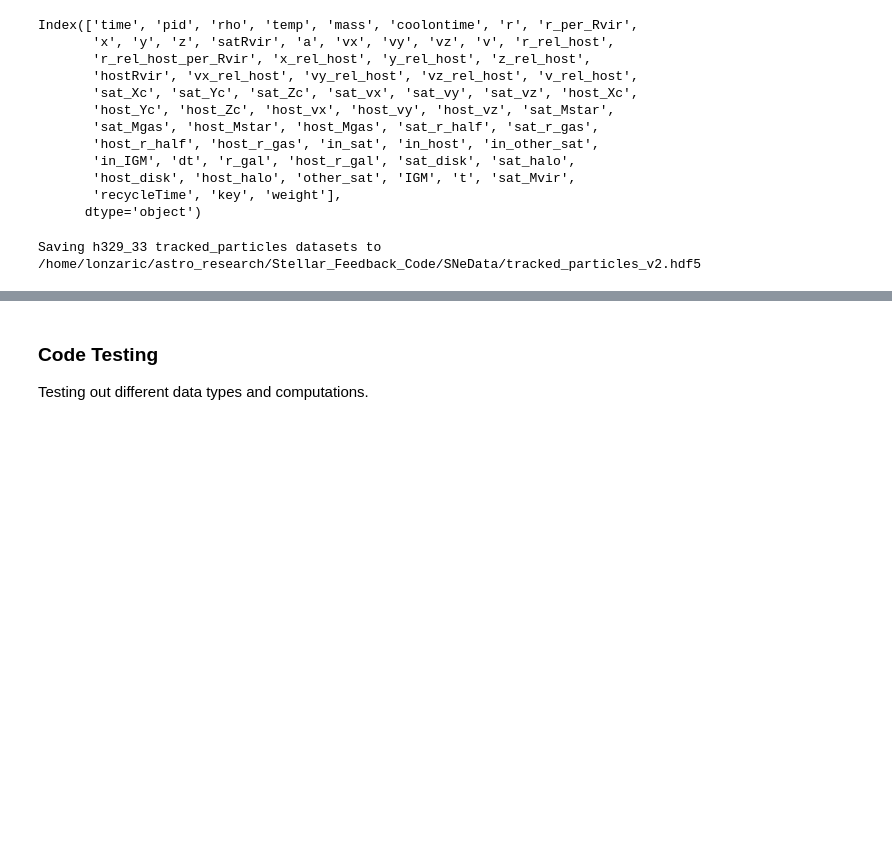
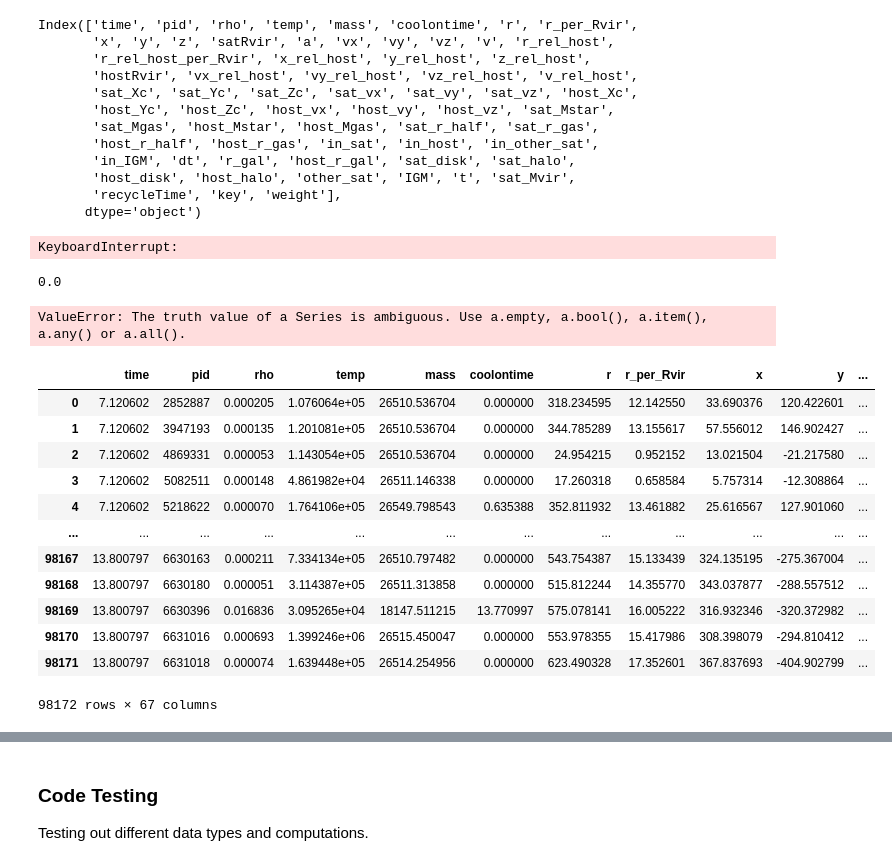
Before and after one commit to leoglonz/Astro_map, a Jupyter notebook: StellarFeedback_p3.ipynb, the cells around one changed output, grey strips where cells are left out. Saved outputs shown, nothing was run; the diff lists cells and outputs as text; code cells hidden in the pictures; blank space fills up the shorter version.

```diff
--- a/StellarFeedback_p3.ipynb
+++ b/StellarFeedback_p3.ipynb
@@ -261,3 +263,5 @@ Index(['time', 'pid', 'rho', 'temp', 'mass', 'coolontime', 'r', 'r_per_Rvir',
+# %%
+key = 'h329_33'
 # %%
 sim = str(key[:4])
 haloid = int(key[5:])
@@ -272,8 +276,56 @@ ts['sat_Mvir'] = ts['sat_Mvir'].astype('float')
 
 data = pd.merge_asof(data, ts.sort_values('t'), left_on='time', right_on='t', direction='nearest', tolerance=1)
 
-filepath = '/home/lonzaric/astro_research/Stellar_Feedback_Code/SNeData/tracked_particles_v2.hdf5'
+
+# defining key returning boolean on whether sne heating is on or off for a particle:
+hot = {'hot': ""}
+data = data.join(pd.DataFrame(columns=hot))
+
+import tqdm
+
+i=0
+for pid in tqdm.tqdm(enumerate(data.pid)):
+    if data.coolontime[i] > data.time[i]:
+        data.hot[i] = True
+
+    elif data.coolontime[i] < data.time[i]:
+        data.hot[i] = False
+
+    else:
+        print('Check coolontime and time keys.')
+
+
+# heated = data[data['coolontime'] > data['time']]
+# data['hot'] = np.isin(data.pid, heated.pid)
+
+
+filepath = '/home/lonzaric/astro_research/Stellar_Feedback_Code/SNeData/tracked_particles_v3.hdf5'
 print(f'Saving {key} tracked_particles datasets to {filepath}')
 data.to_hdf(filepath, key=key)
 # %% [output]
-Saving h329_33 tracked_particles datasets to /home/lonzaric/astro_research/Stellar_Feedback_Code/SNeData/tracked_particles_v2.hdf5
+KeyboardInterrupt:
+# %%
+data['coolontime'][1]
+# %% [output]
+0.0
+# %%
+if data.coolontime < data.time:
+    print(1)
+# %% [output]
+ValueError: The truth value of a Series is ambiguous. Use a.empty, a.bool(), a.item(), a.any() or a.all().
+# %%
+data
+# %% [output]
+|  | time | pid | rho | temp | mass | coolontime | r | r_per_Rvir | x | y | ... |
+| 0 | 7.120602 | 2852887 | 0.000205 | 1.076064e+05 | 26510.536704 | 0.000000 | 318.234595 | 12.142550 | 33.690376 | 120.422601 | ... |
+| 1 | 7.120602 | 3947193 | 0.000135 | 1.201081e+05 | 26510.536704 | 0.000000 | 344.785289 | 13.155617 | 57.556012 | 146.902427 | ... |
+| 2 | 7.120602 | 4869331 | 0.000053 | 1.143054e+05 | 26510.536704 | 0.000000 | 24.954215 | 0.952152 | 13.021504 | -21.217580 | ... |
+| 3 | 7.120602 | 5082511 | 0.000148 | 4.861982e+04 | 26511.146338 | 0.000000 | 17.260318 | 0.658584 | 5.757314 | -12.308864 | ... |
+| 4 | 7.120602 | 5218622 | 0.000070 | 1.764106e+05 | 26549.798543 | 0.635388 | 352.811932 | 13.461882 | 25.616567 | 127.901060 | ... |
+| ... | ... | ... | ... | ... | ... | ... | ... | ... | ... | ... | ... |
+| 98167 | 13.800797 | 6630163 | 0.000211 | 7.334134e+05 | 26510.797482 | 0.000000 | 543.754387 | 15.133439 | 324.135195 | -275.367004 | ... |
+| 98168 | 13.800797 | 6630180 | 0.000051 | 3.114387e+05 | 26511.313858 | 0.000000 | 515.812244 | 14.355770 | 343.037877 | -288.557512 | ... |
+| 98169 | 13.800797 | 6630396 | 0.016836 | 3.095265e+04 | 18147.511215 | 13.770997 | 575.078141 | 16.005222 | 316.932346 | -320.372982 | ... |
+| 98170 | 13.800797 | 6631016 | 0.000693 | 1.399246e+06 | 26515.450047 | 0.000000 | 553.978355 | 15.417986 | 308.398079 | -294.810412 | ... |
+| 98171 | 13.800797 | 6631018 | 0.000074 | 1.639448e+05 | 26514.254956 | 0.000000 | 623.490328 | 17.352601 | 367.837693 | -404.902799 | ... |
+98172 rows × 67 columns
```
Also changed, not shown: parts of 7 cells of this notebook, 3 other files.
